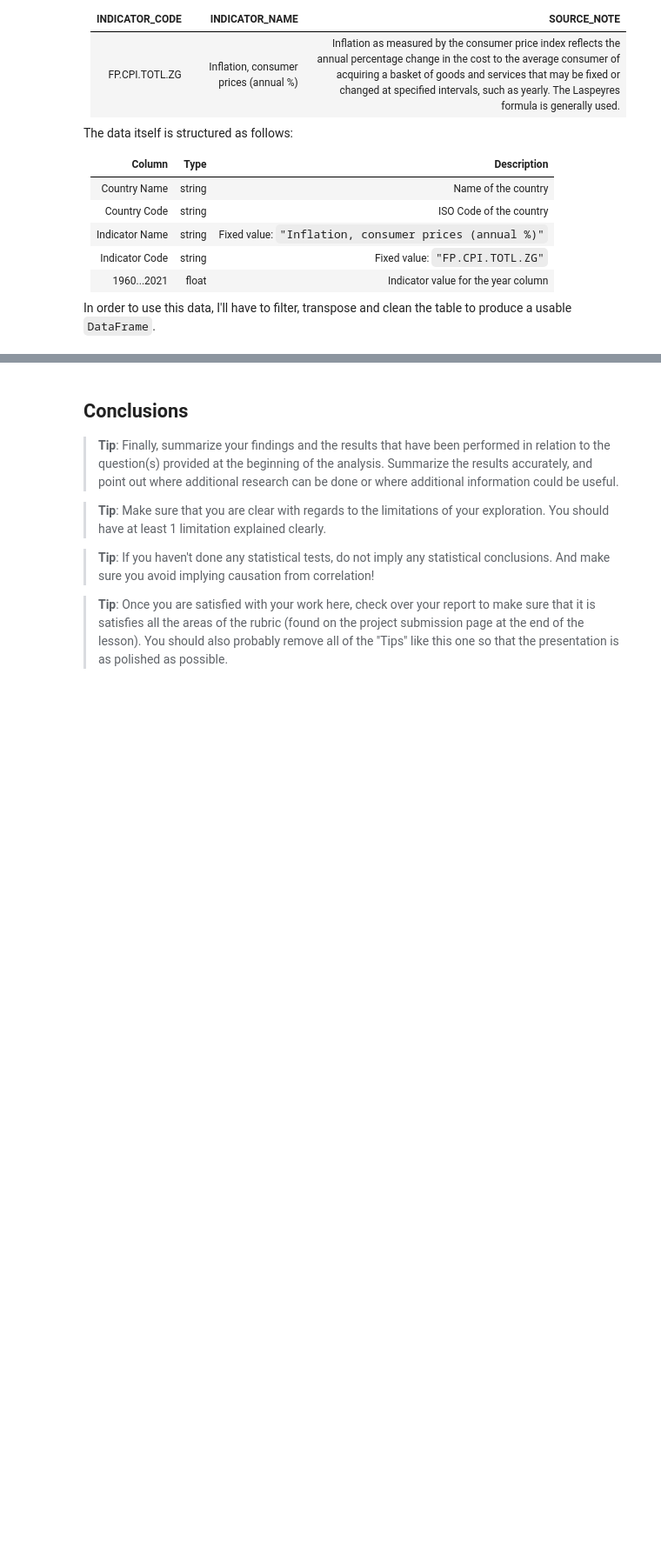
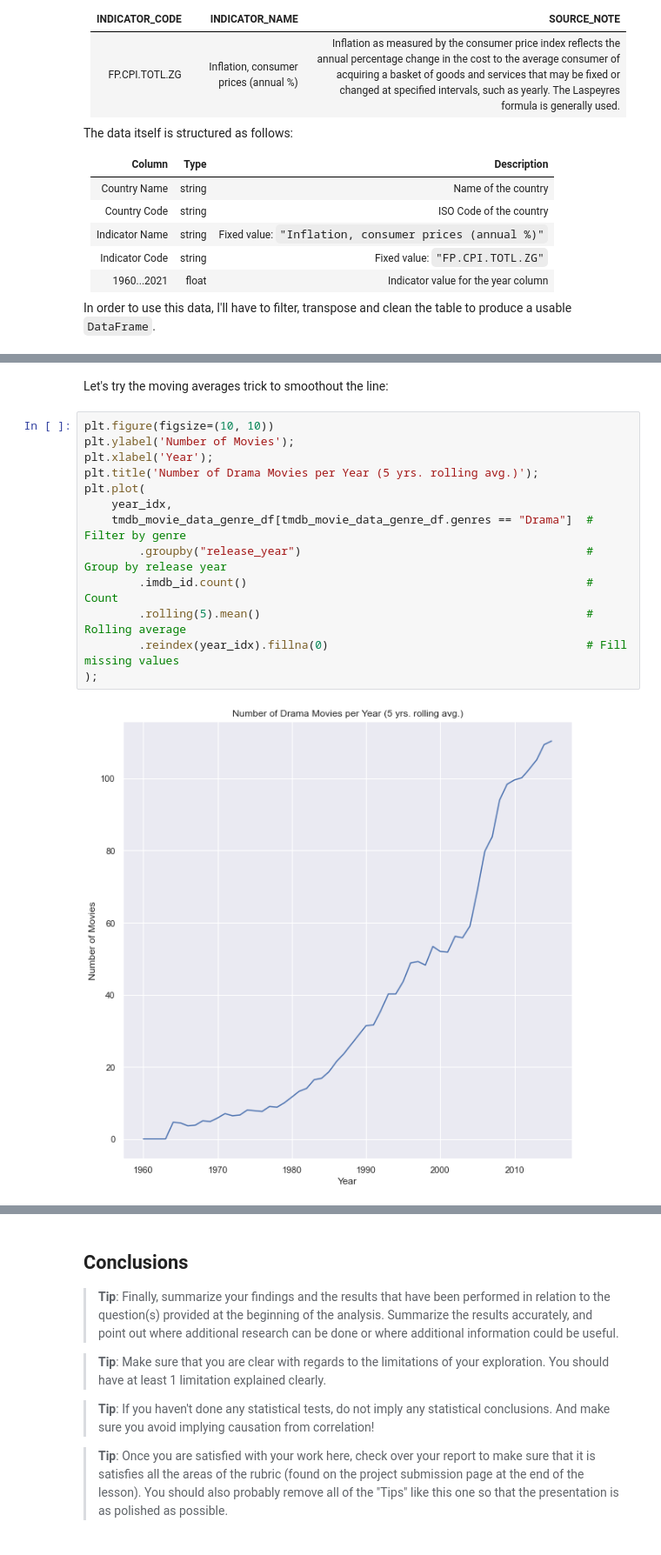
Before and after one commit to abarto/udacity-nd002-investigate-a-dataset, a Jupyter notebook: Investigate_a_Dataset.ipynb, the cells around one changed output, grey strips where cells are left out. Shown at 87% size. Saved outputs shown, nothing was run; the diff lists cells and outputs as text; blank space fills up the shorter version.

```diff
--- a/Investigate_a_Dataset.ipynb
+++ b/Investigate_a_Dataset.ipynb
@@ -120,0 +500,17 @@ In order to use this data, I'll have to filter, transpose and clean the table to
+# %% [markdown]
+Let's try the moving averages trick to smoothout the line:
+# %%
+plt.figure(figsize=(10, 10))
+plt.ylabel('Number of Movies');
+plt.xlabel('Year');
+plt.title('Number of Drama Movies per Year (5 yrs. rolling avg.)');
+plt.plot(
+    year_idx,
+    tmdb_movie_data_genre_df[tmdb_movie_data_genre_df.genres == "Drama"]  # Filter by genre
+        .groupby("release_year")                                          # Group by release year
+        .imdb_id.count()                                                  # Count
+        .rolling(5).mean()                                                # Rolling average
+        .reindex(year_idx).fillna(0)                                      # Fill missing values
+);
+# %% [output]
+[figure, added]
```
Also changed, not shown: parts of 149 cells of this notebook.
